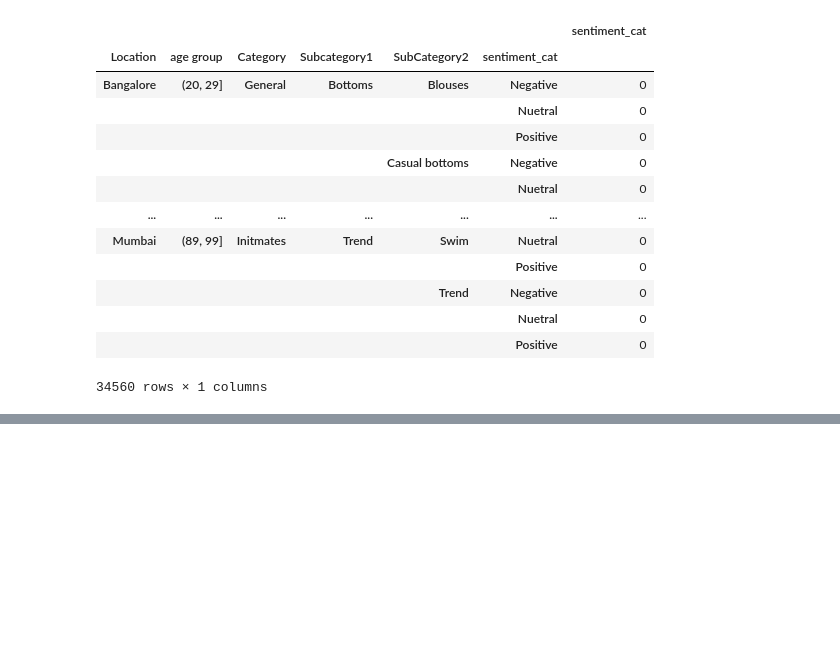
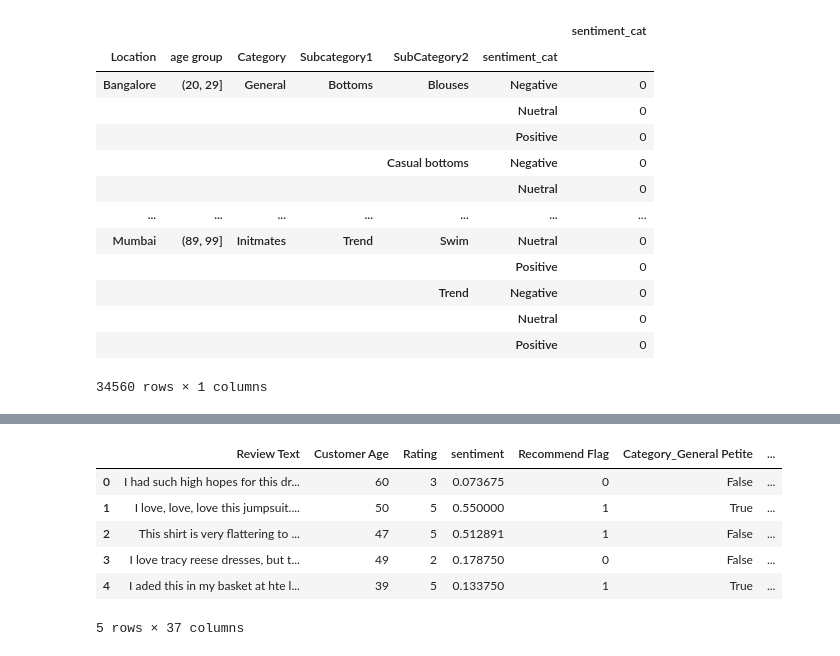
Before and after one commit to panhachom/data-science-for-ecommerce, a Jupyter notebook: data.ipynb, the cells around one changed output, grey strips where cells are left out. Drawn from its saved outputs; the diff is of its cells as text; code cells hidden in the pictures; blank space fills up the shorter version.

```diff
--- a/data.ipynb
+++ b/data.ipynb
@@ -669,0 +746,16 @@ data.groupby(['Location', 'age group','Category','Subcategory1','SubCategory2',"
+# %%
+def create_dummies(df, colname):
+    col_dummies = pd.get_dummies(df[colname], prefix = colname, drop_first = True)
+    df = pd.concat([df, col_dummies], axis = 1)
+    df.drop(colname, axis = 1, inplace = True )
+    return df
+# %%
+cat_vars = data[['Category', 'Subcategory1', 'SubCategory2', 'sentiment_cat','Location', 'Channel']]
+
+# for c_feature in categorical_features
+for c_feature in ['Category', 'Subcategory1', 'SubCategory2', 'sentiment_cat','Location', 'Channel']:
+    cat_vars[c_feature] = cat_vars[c_feature].astype('category')
+    cat_vars = create_dummies(cat_vars, c_feature)
+
+
+cat_vars.head()
@@ -669,0 +800,2 @@ data.groupby(['Location', 'age group','Category','Subcategory1','SubCategory2',"
+# %%
+data =data.loc[:, [ 'Review Text', 'Customer Age', 'Rating', 'sentiment','Recommend Flag']]
@@ -669,0 +811,2 @@ data.groupby(['Location', 'age group','Category','Subcategory1','SubCategory2',"
+# %%
+data = pd.concat([ data,cat_vars], axis =1)
@@ -669,0 +830,10 @@ data.groupby(['Location', 'age group','Category','Subcategory1','SubCategory2',"
+# %%
+data.head()
+# %% [output]
+|  | Review Text | Customer Age | Rating | sentiment | Recommend Flag | Category_General Petite | ... |
+| 0 | I had such high hopes for this dr... | 60 | 3 | 0.073675 | 0 | False | ... |
+| 1 | I love, love, love this jumpsuit.... | 50 | 5 | 0.550000 | 1 | True | ... |
+| 2 | This shirt is very flattering to ... | 47 | 5 | 0.512891 | 1 | False | ... |
+| 3 | I love tracy reese dresses, but t... | 49 | 2 | 0.178750 | 0 | False | ... |
+| 4 | I aded this in my basket at hte l... | 39 | 5 | 0.133750 | 1 | True | ... |
+5 rows × 37 columns
```
Also changed, not shown: parts of 48 cells of this notebook, 5 other files.
